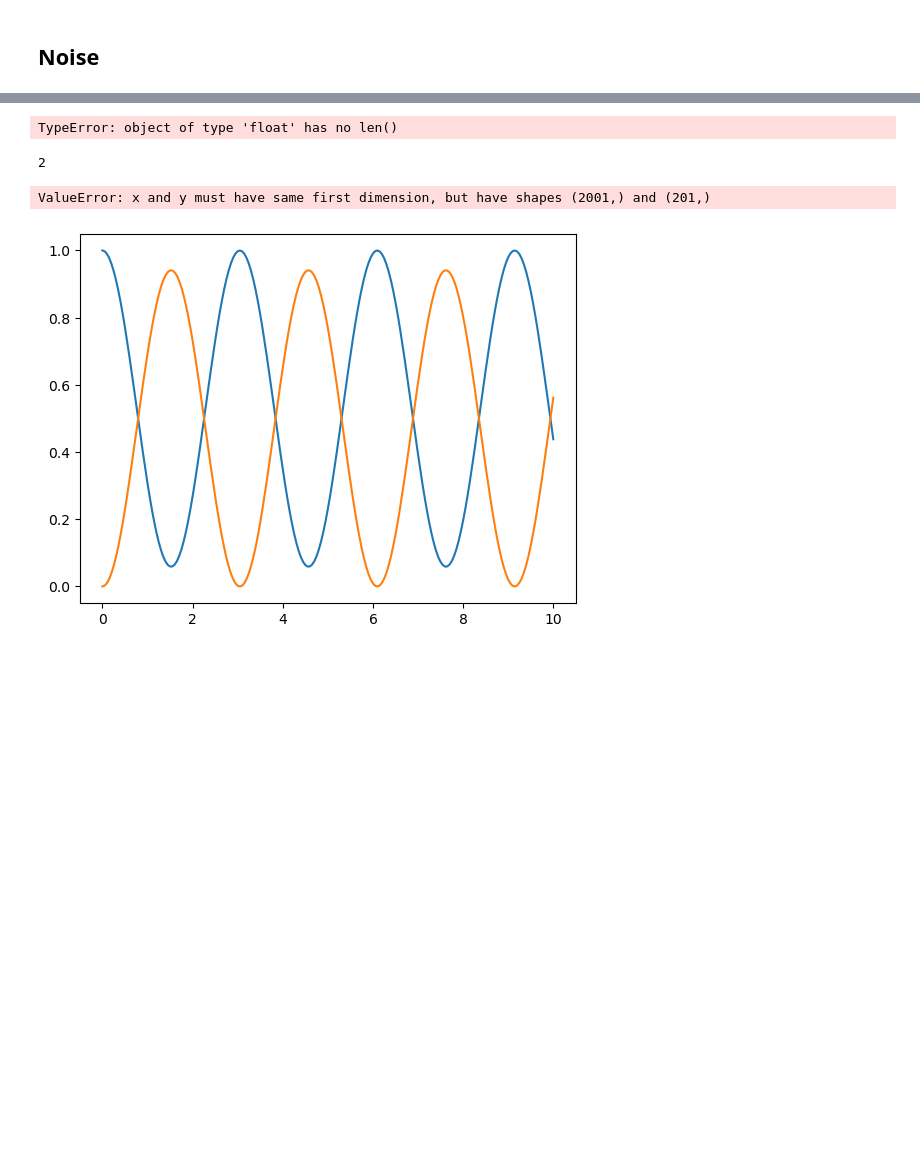
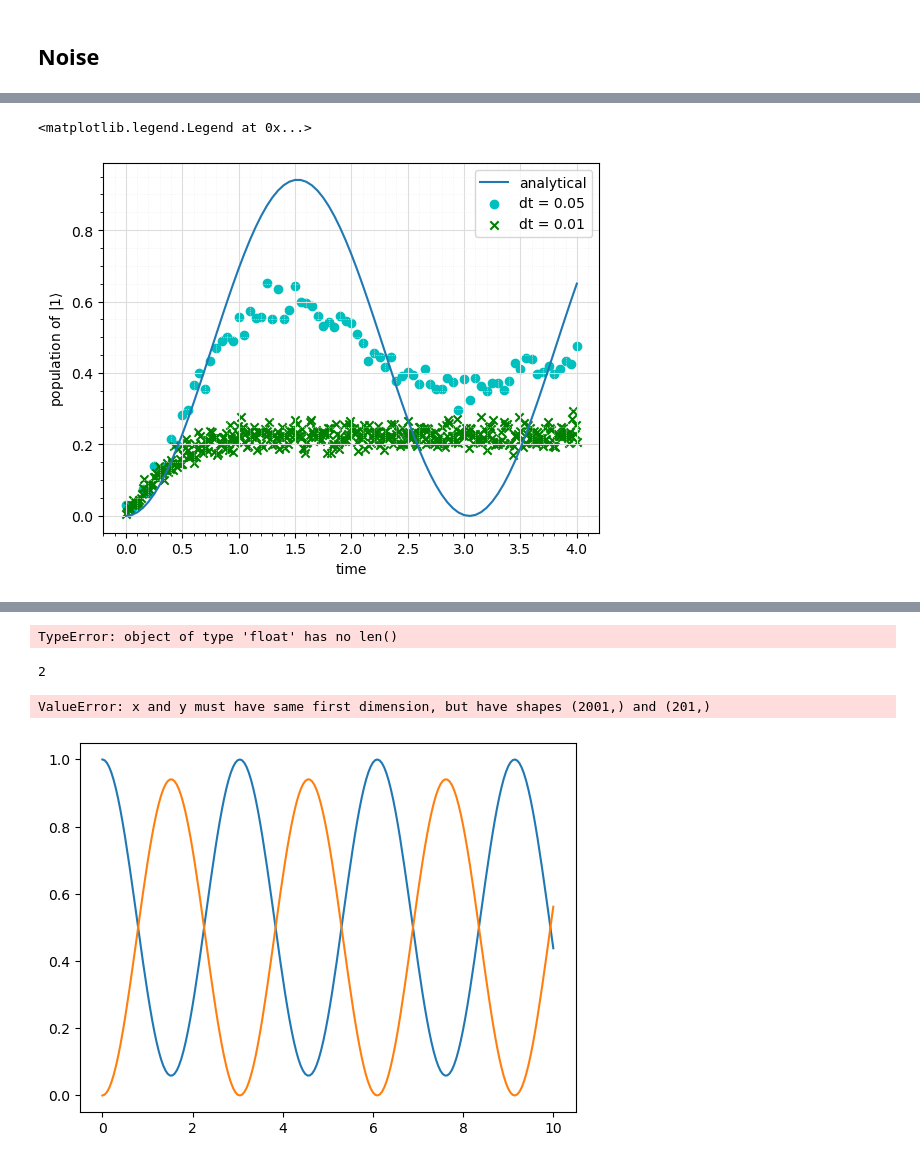
Before and after one commit to zambrdav/fopra34, a Jupyter notebook: AaronIntro.ipynb, the cells around one changed output, grey strips where cells are left out. Cells and saved outputs as stored; diff of their text form; code cells hidden in the pictures; blank space fills up the shorter version.

```diff
--- a/AaronIntro.ipynb
+++ b/AaronIntro.ipynb
@@ -592,3 +612,19 @@ for i in range(len(t)):
         trace_n[i] = counts_n[i]['1']
     except:
         trace_n[i] = shots - counts_n[i]['0']
+# %%
+plt.plot(t, np.square(np.abs(alpha_beta(w, w0, w1, t)[1])), label='analytical')
+plt.scatter(t, trace_n/shots, label='dt = 0.05', color='c', marker='o')
+plt.scatter(t_dt, trace_ndt/shots, label='dt = 0.01', color='g', marker='x')
+
+#plt.plot(t, np.exp(-t/T1)-0.05, linestyle='--', label='T1 amplitude decay', color='b')
+#plt.plot(t, 1-np.exp(-t/T1), linestyle='--')
+
+#plt.scatter(t, trace_o/shots, label='noisy', color='red', marker='o')
+grid()
+plt.xlabel('time')
+plt.ylabel(r'population of $|1\rangle$')
+plt.legend()
+# %% [output]
+<matplotlib.legend.Legend at 0x...>
+[figure, added]
```
Also changed, not shown: parts of 20 cells of this notebook.
